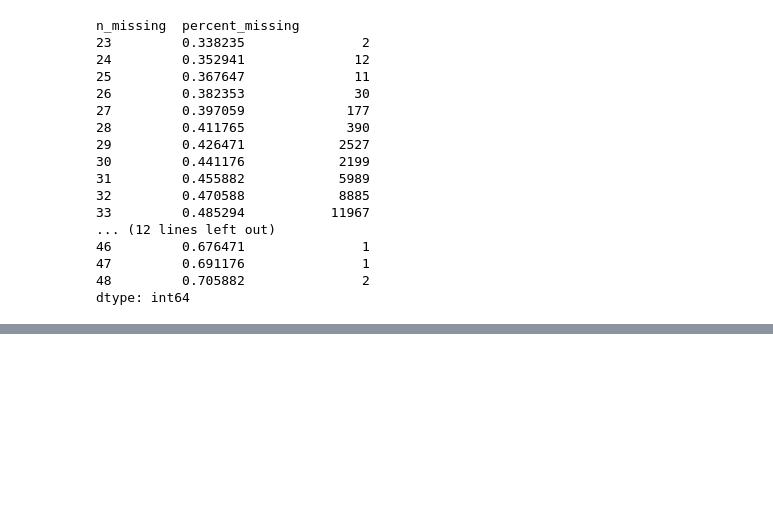
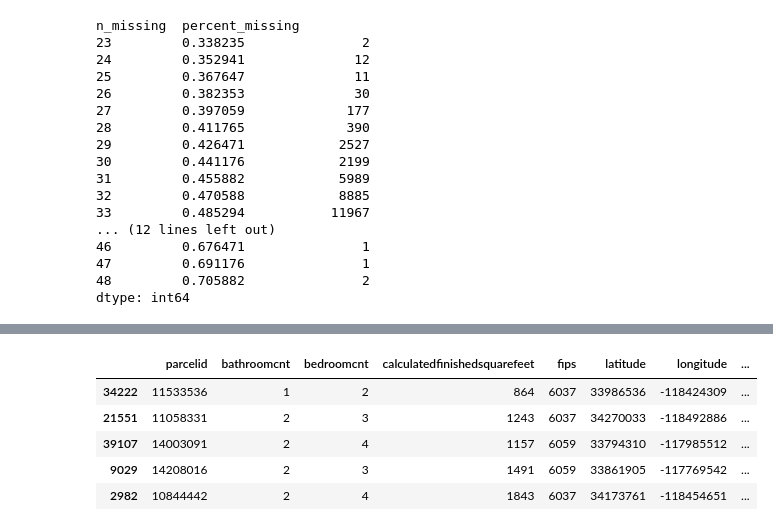
Before and after one commit to jeneyring/Clustering-Final-Project, a Jupyter notebook: Scratchpad.ipynb, the cells around one changed output, grey strips where cells are left out. Drawn from its saved outputs; the diff is of its cells as text; code cells hidden in the pictures; blank space fills up the shorter version.

```diff
--- a/Scratchpad.ipynb
+++ b/Scratchpad.ipynb
@@ -188,0 +178,8 @@ Name: lotsizesquarefeet, Length: 14253, dtype: int64
+# %%
+#dropping the rest of the nulls as losing that many rows out of 52,000 shouldn't affect my data by much
+def drop_r_nulls(df):
+    df = df.dropna()
+    return df
+
+df = drop_r_nulls(df)
+df.isnull().sum()
@@ -188,0 +234,10 @@ Name: lotsizesquarefeet, Length: 14253, dtype: int64
+# %%
+# Change all column data types to int64, reassign to df, and verify.
+
+df = df.astype('int')
+df.info()
+
+#creating a function to add to wrangle.py
+def dtypes(df):
+    df = df.astype('int')
+    return df
@@ -188,0 +268,27 @@ Name: lotsizesquarefeet, Length: 14253, dtype: int64
+# %%
+def split_data(df):
+    '''
+    take in a DataFrame and return train, validate, and test DataFrames; stratify on species.
+    return train, validate, test DataFrames.
+    '''
+
+    # splits df into train_validate and test using train_test_split() stratifying on species to get an even mix of each species
+    train_validate, test = train_test_split(df, test_size=.2, random_state=123, stratify=df.fips)
+
+    # splits train_validate into train and validate using train_test_split() stratifying on species to get an even mix of each species
+    train, validate = train_test_split(train_validate,
+                                       test_size=.3,
+                                       random_state=123,
+                                       stratify=train_validate.fips)
+    return train, validate, test
+
+
+train, validate, test = wrangle.split_data(df)
+train.head()
+# %% [output]
+|  | parcelid | bathroomcnt | bedroomcnt | calculatedfinishedsquarefeet | fips | latitude | longitude | ... |
+| 34222 | 11533536 | 1 | 2 | 864 | 6037 | 33986536 | -118424309 | ... |
+| 21551 | 11058331 | 2 | 3 | 1243 | 6037 | 34270033 | -118492886 | ... |
+| 39107 | 14003091 | 2 | 4 | 1157 | 6059 | 33794310 | -117985512 | ... |
+| 9029 | 14208016 | 2 | 3 | 1491 | 6059 | 33861905 | -117769542 | ... |
+| 2982 | 10844442 | 2 | 4 | 1843 | 6037 | 34173761 | -118454651 | ... |
```
Also changed, not shown: parts of 26 cells of this notebook, 2 other files.
